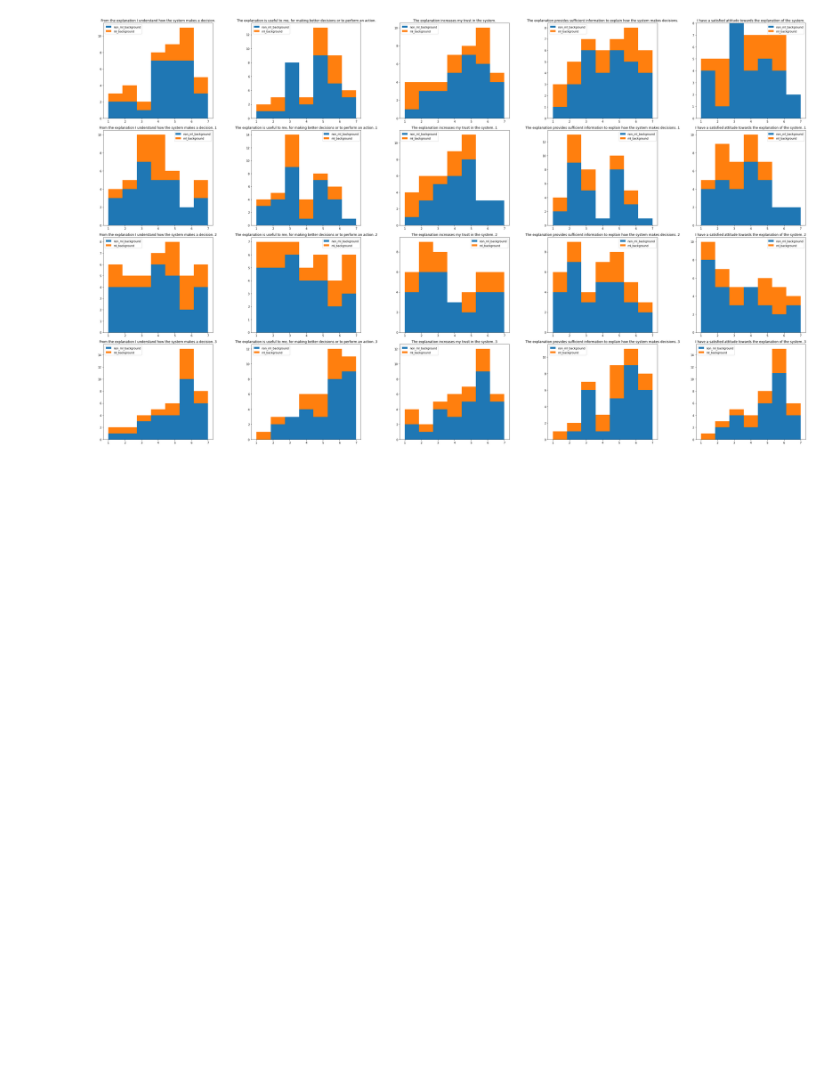
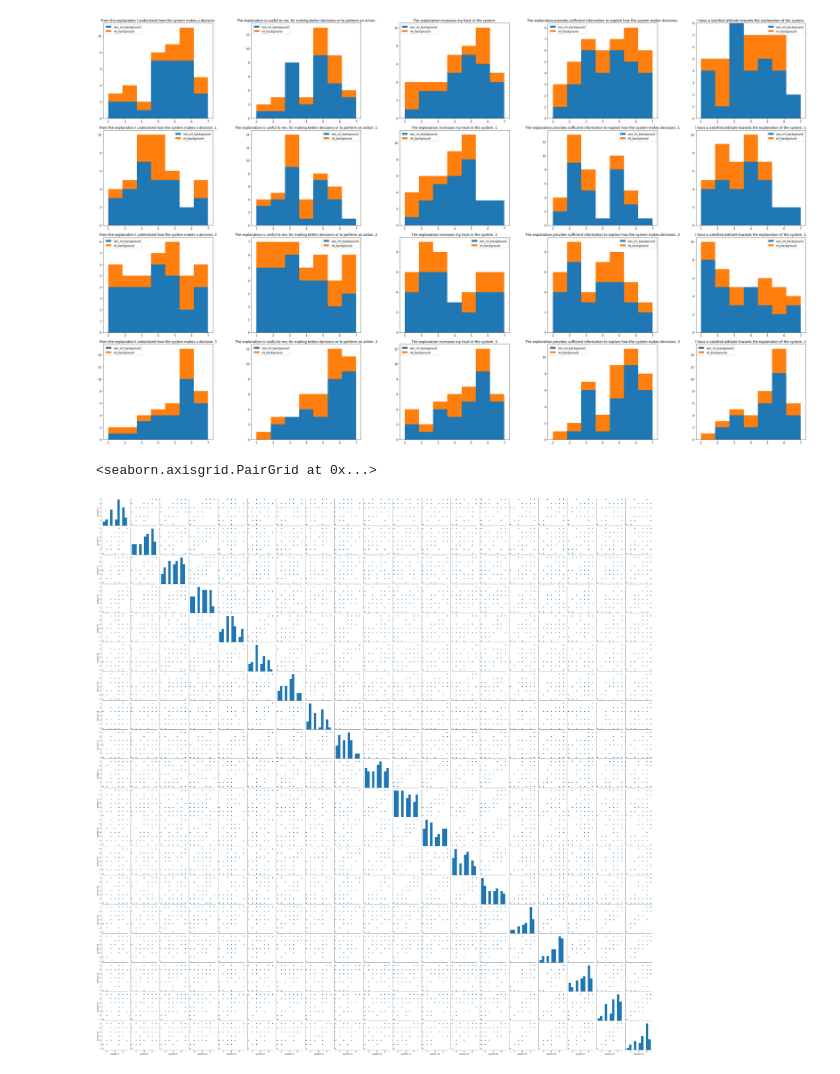
Before and after one commit to unofficial-Jona/Unimaas_researchproject_XAI, a Jupyter notebook: Data analysis.ipynb, the cells around one changed output. Cells and saved outputs as stored; diff of their text form; code cells hidden in the pictures; blank space fills up the shorter version.

```diff
--- a/Data analysis.ipynb
+++ b/Data analysis.ipynb
@@ -88,3 +92,8 @@ def get_histo_grid(safe_fig=False):
 get_histo_grid(safe_fig=True)
 # %% [output]
 [figure]
+# %%
+sns.pairplot(df.iloc[:,6:])
+# %% [output]
+<seaborn.axisgrid.PairGrid at 0x...>
+[figure, added]
```
Also changed, not shown: parts of 5 cells of this notebook.
